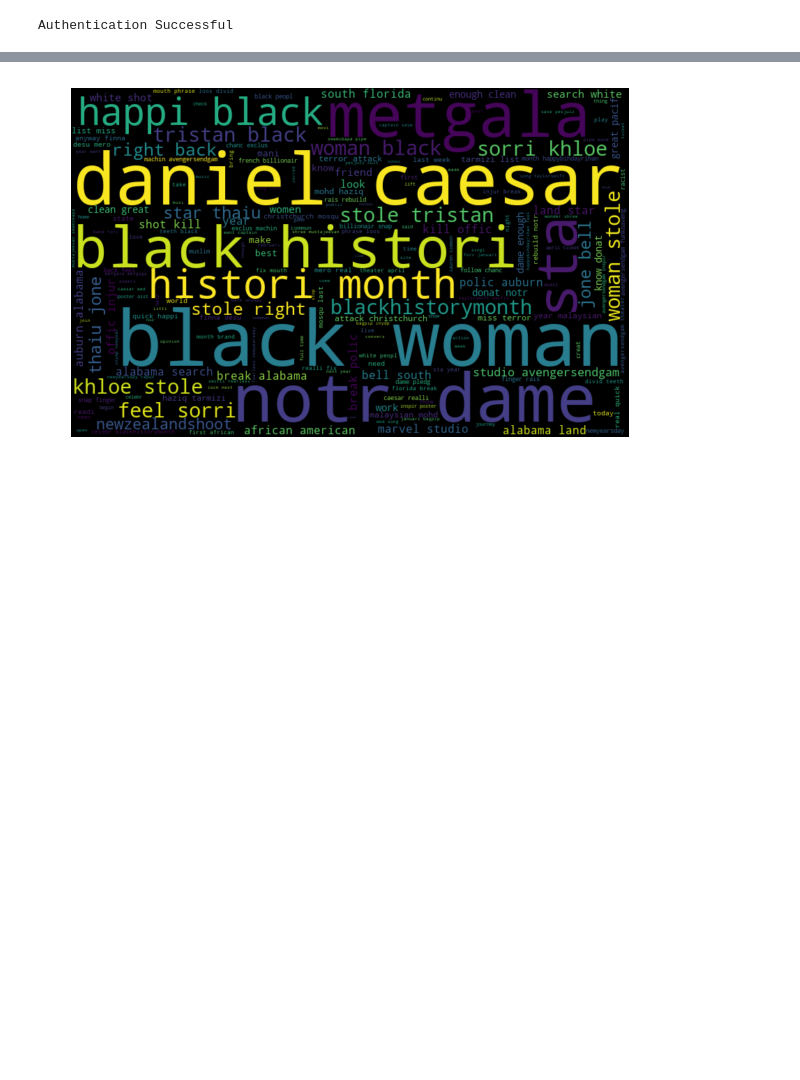
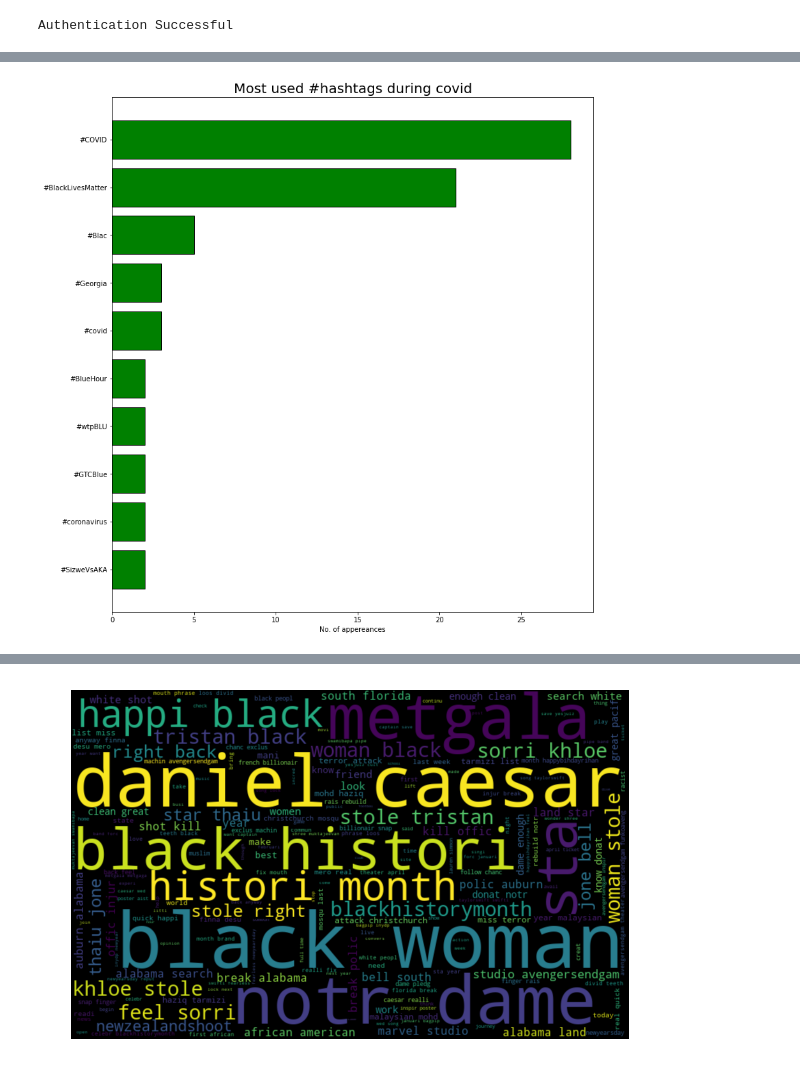
Before and after one commit to revanth802/CMPE-255-FA2020-Team6, a Jupyter notebook: Notebook.ipynb, the cells around one changed output, grey strips where cells are left out. Saved outputs shown, nothing was run; the diff lists cells and outputs as text; code cells hidden in the pictures; blank space fills up the shorter version.

```diff
--- a/Notebook.ipynb
+++ b/Notebook.ipynb
@@ -185,3 +225,17 @@ covid_timeline= pd.read_csv(open('2020Tweets Random - 200.csv','rU',encoding='ut
+# %%
+hashtag_ordered_keys, hashtag_ordered_values = find_top_n_hashtags(covid_timeline, 10)
+#Plotting a graph with the most used hashtags
+fig, ax = plt.subplots(figsize = (12,12))
+y_pos = np.arange(len(hashtag_ordered_keys))
+ax.barh(y_pos ,list(hashtag_ordered_values)[::-1], align='center', color = 'green', edgecolor = 'black', linewidth=1)
+ax.set_yticks(y_pos)
+ax.set_yticklabels(list(hashtag_ordered_keys)[::-1])
+ax.set_xlabel("No. of appereances")
+ax.set_title("Most used #hashtags during covid", fontsize = 20)
+plt.tight_layout(pad=3)
+plt.show()
+# %% [output]
+[figure, added]
 # %%
 precovid_cleaned_df = preprocessing(precovid_df)
 covid_timeline_cleaned_df= preprocessing(covid_timeline)
```
Also changed, not shown: parts of 3 cells of this notebook.
